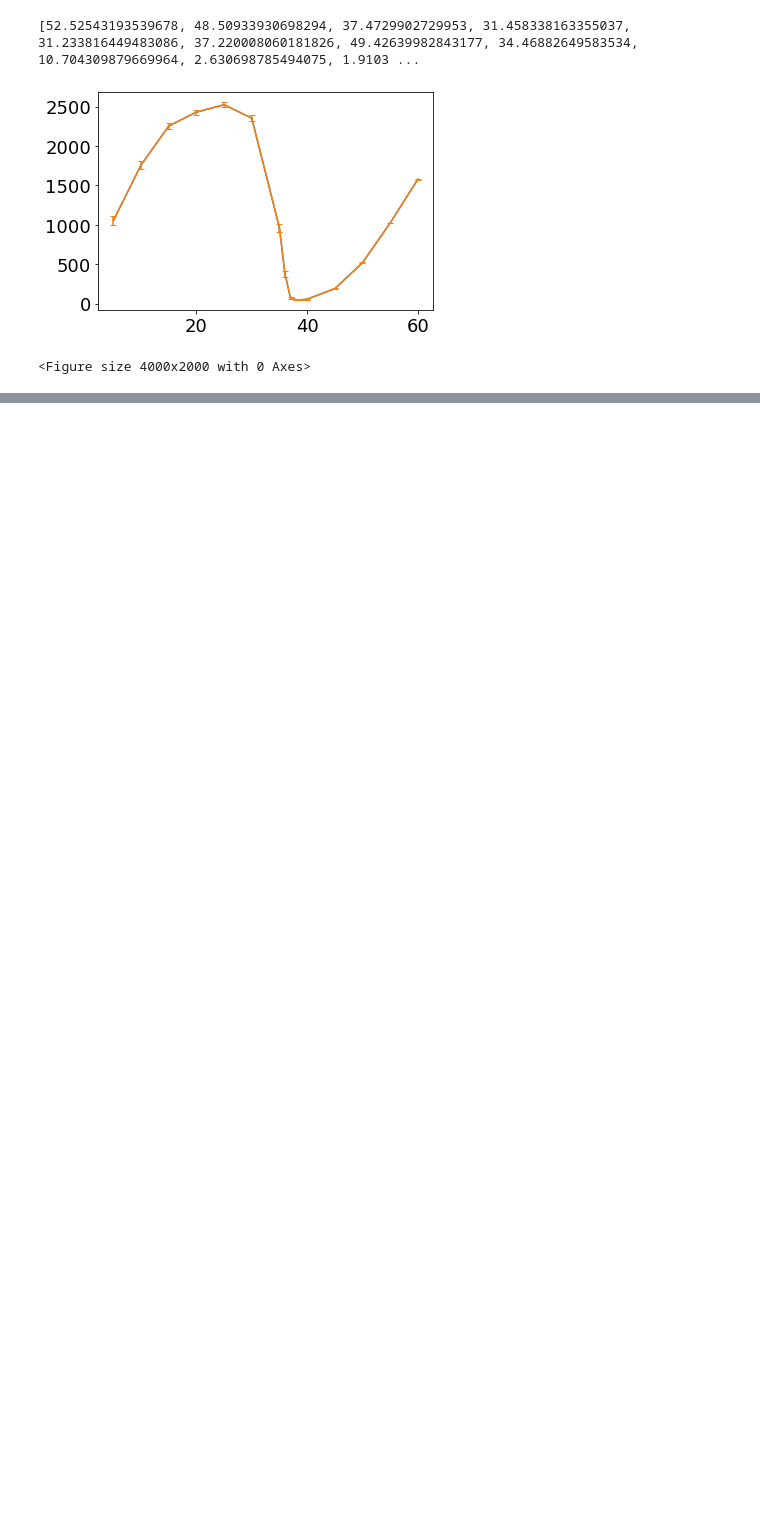
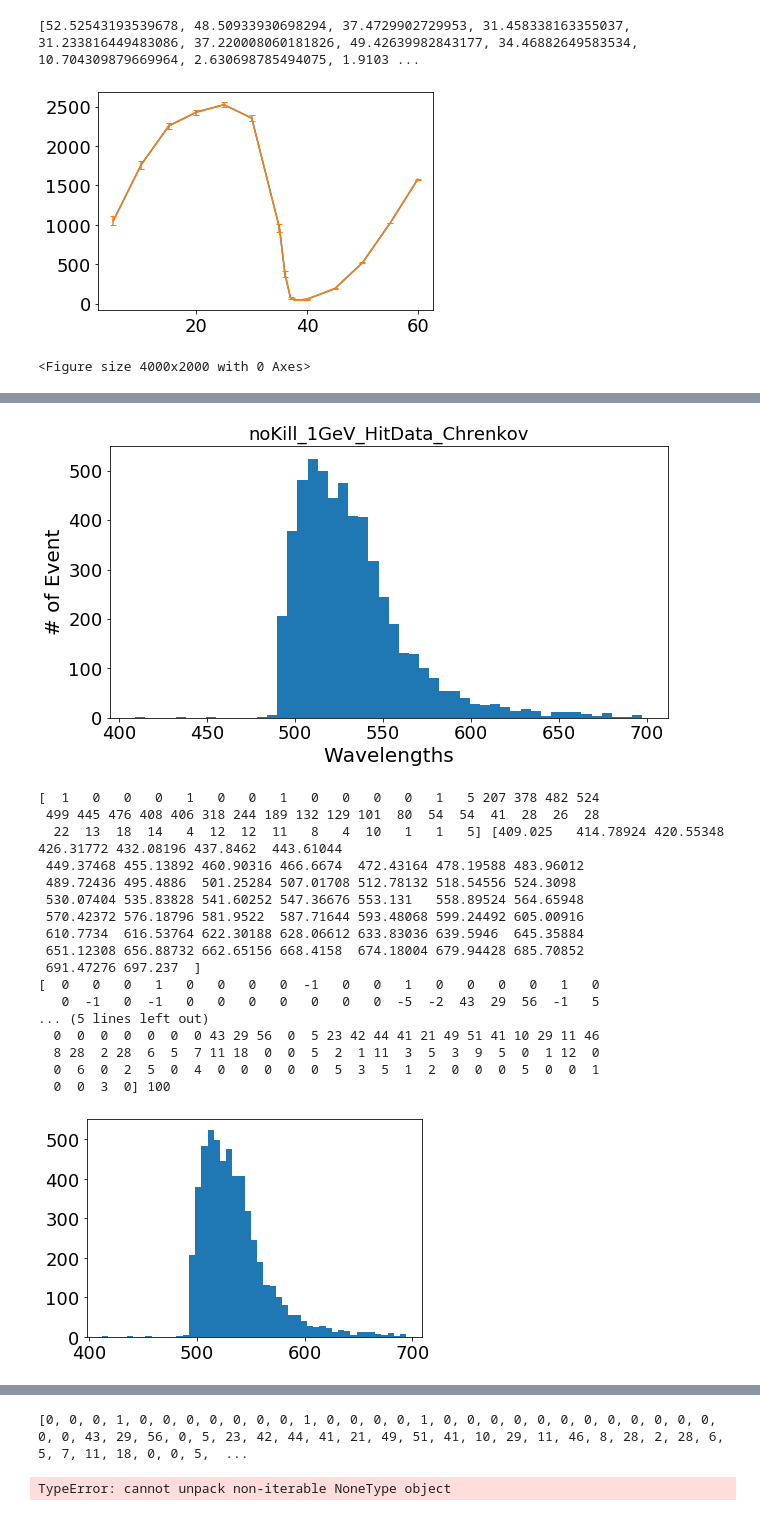
Before and after one commit to wonseokb/phython, a Jupyter notebook: Wonseok's Plot Machine.ipynb, the cells around one changed output, grey strips where cells are left out. Saved outputs shown, nothing was run; the diff lists cells and outputs as text; code cells hidden in the pictures; blank space fills up the shorter version.

```diff
--- a/Wonseok's Plot Machine.ipynb
+++ b/Wonseok's Plot Machine.ipynb
@@ -139,0 +158,70 @@ bins_1_list [400, 403, 406, 409, 412, 415, 418, 421, 424, 427, 430, 433, 436, 43
+# %%
+# 4. midBin[i] = (bins[i-1] + bins[i])/2
+
+def midBins(bins):
+    midBins = []
+    for i in range(1, len(bins)):
+        mid = (bins[i-1] + bins[i])/2
+        midBins.append(mid)
+    return midBins
+# %%
+# 5. Count data extract from histogrm (2D possible) -> raw data for histogram
+
+def Counts_to_Hist(counts, bins):
+    print(counts, bins)
+    tot_counts = 0
+    hist_list = [] #new list with all the numbers repeated
+    newBins = midBins(bins) #values of midpoints of bins
+
+    #checking so code doesnt run an error
+    if len(counts) != len(newBins):
+        return
+
+
+    #populating the new hist_list
+    for i in range(len(counts)):
+        times = counts[i] #how many times a certain value will be added to the list
+        value = newBins[i] #what value is going to be added to the list
+        tot_counts += times #keeping track to check at the end if we have all the counts recorded
+
+        if times != 0: #if it has a non zero occurance
+            for i in range(times): #loop to add as many times as necessary to the new list
+                hist_list.append(value)
+
+    #checking to make sure we have all the counts recorded before returning the list
+    if len(hist_list) == tot_counts:
+        return (hist_list, newBins)
+
+#Example1
+filename = 'noKill_1GeV_HitData_Chrenkov.txt'
+counts, bins = plotHist(filename)
+hist_list, newBins = Counts_to_Hist(counts, bins)
+plt.hist(hist_list, newBins)
+
+#Example2
+filename1 = 'noKill_1GeV_HitData_Chrenkov.txt'
+filename2 = 'Kill_1GeV_HitData_Chrenkov.txt'
+bin_num = range(400,703,3) # (703-400)/3-1 = 100 bins
+counts, bins = plotHist_Difference(filename1, filename2, bin_num)
+hist_list, newBins = Counts_to_Hist(counts, bins)
+plt.hist(hist_list, newBins)
+# %% [output]
+[figure, added]
+[  1   0   0   0   1   0   0   1   0   0   0   0   1   5 207 378 482 524
+ 499 445 476 408 406 318 244 189 132 129 101  80  54  54  41  28  26  28
+  22  13  18  14   4  12  12  11   8   4  10   1   1   5] [409.025   414.78924 420.55348 426.31772 432.08196 437.8462  443.61044
+ 449.37468 455.13892 460.90316 466.6674  472.43164 478.19588 483.96012
+ 489.72436 495.4886  501.25284 507.01708 512.78132 518.54556 524.3098
+ 530.07404 535.83828 541.60252 547.36676 553.131   558.89524 564.65948
+ 570.42372 576.18796 581.9522  587.71644 593.48068 599.24492 605.00916
+ 610.7734  616.53764 622.30188 628.06612 633.83036 639.5946  645.35884
+ 651.12308 656.88732 662.65156 668.4158  674.18004 679.94428 685.70852
+ 691.47276 697.237  ]
+[  0   0   0   1   0   0   0   0  -1   0   0   1   0   0   0   0   1   0
+   0  -1   0  -1   0   0   0   0   0   0   0  -5  -2  43  29  56  -1   5
+... (5 lines left out)
+  0  0  0  0  0  0  0 43 29 56  0  5 23 42 44 41 21 49 51 41 10 29 11 46
+  8 28  2 28  6  5  7 11 18  0  0  5  2  1 11  3  5  3  9  5  0  1 12  0
+  0  6  0  2  5  0  4  0  0  0  0  0  5  3  5  1  2  0  0  0  5  0  0  1
+  0  0  3  0] 100
+[figure, added]
@@ -139,0 +229,2 @@ bins_1_list [400, 403, 406, 409, 412, 415, 418, 421, 424, 427, 430, 433, 436, 43
+[0, 0, 0, 1, 0, 0, 0, 0, 0, 0, 0, 1, 0, 0, 0, 0, 1, 0, 0, 0, 0, 0, 0, 0, 0, 0, 0, 0, 0, 0, 0, 43, 29, 56, 0, 5, 23, 42, 44, 41, 21, 49, 51, 41, 10, 29, 11, 46, 8, 28, 2, 28, 6, 5, 7, 11, 18, 0, 0, 5,  ...
+TypeError: cannot unpack non-iterable NoneType object
```
Also changed, not shown: parts of 6 cells of this notebook.
